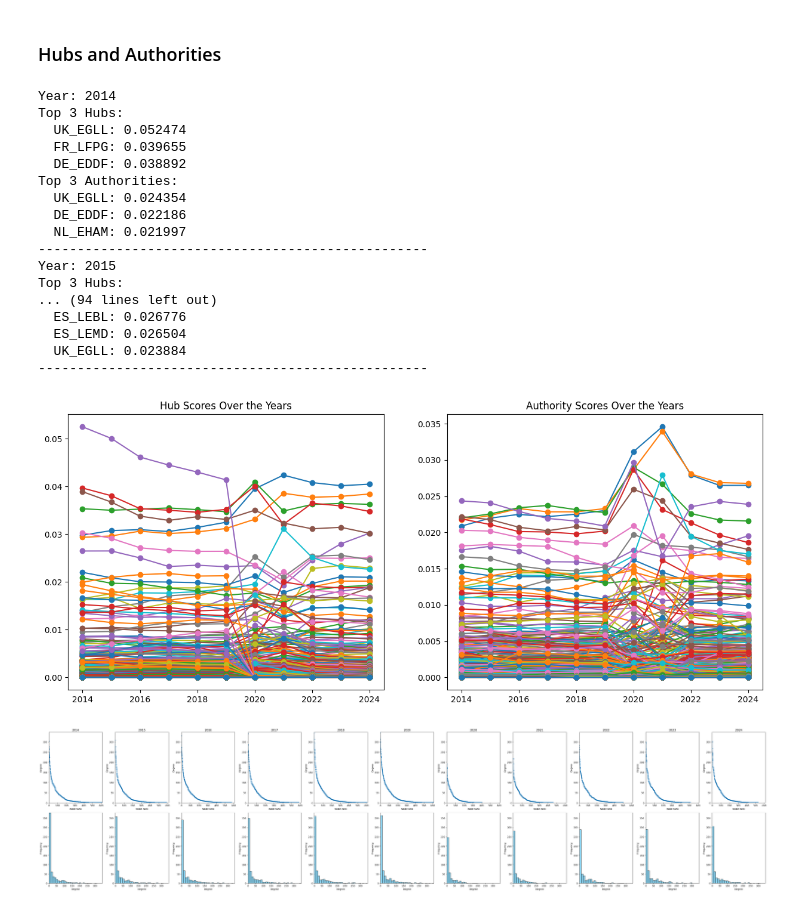
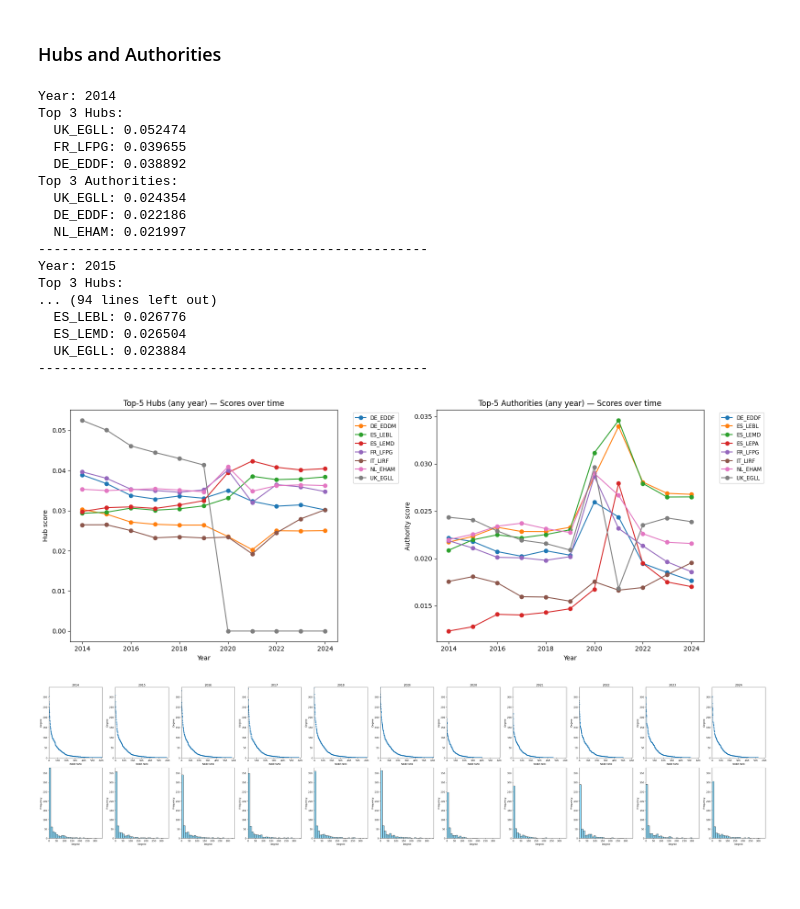
Before and after one commit to domin7k/social_network_analysis, a Jupyter notebook: airtrafic.ipynb, the cells around one changed output. Saved outputs shown, nothing was run; the diff lists cells and outputs as text; code cells hidden in the pictures; blank space fills up the shorter version.

Commit message:
add some more plots

```diff
--- a/airtrafic.ipynb
+++ b/airtrafic.ipynb
@@ -252,7 +252,7 @@ now we build a network using the methods from above
 # %%
 AGGREGATE = True
 INVERSE_WEIGHT = False
-USE_CACHED_GRAPH = False
+USE_CACHED_GRAPH = True
 # %%
 G_TEST = nx.DiGraph()
 
@@ -423,50 +423,66 @@ for i, year in enumerate(sorted(graphs.keys())):
     print(f"Year: {year.split('_')[1]}")
     hubs = hub_list[i]
     authorities = authorities_list[i]
     top_hubs = sorted(hubs.items(), key=lambda x: x[1], reverse=True)[:k]
     top_authorities = sorted(authorities.items(), key=lambda x: x[1], reverse=True)[:k]
     print(f"Top {k} Hubs:")
     for node, score in top_hubs:
         print(f"  {node}: {score:.6f}")
     print(f"Top {k} Authorities:")
     for node, score in top_authorities:
         print(f"  {node}: {score:.6f}")
     print("--------------------------------------------------")
+# collect union of top-5 hubs and authorities across all years
+years = [int(year.split("_")[1]) for year in sorted(graphs.keys())]
+hubs_union = set()
+auths_union = set()
+for i in range(len(hub_list)):
+    top_hubs = sorted(hub_list[i].items(), key=lambda x: x[1], reverse=True)[:5]
+    top_auths = sorted(authorities_list[i].items(), key=lambda x: x[1], reverse=True)[:5]
+    hubs_union.update(n for n, _ in top_hubs)
+    auths_union.update(n for n, _ in top_auths)
+
+# build time series only for those nodes
+hub_scores = {node: [hub_list[i].get(node, 0) for i in range(len(hub_list))] for node in sorted(hubs_union)}
+authority_scores = {node: [authorities_list[i].get(node, 0) for i in range(len(authorities_list))] for node in sorted(auths_union)}
+
+# plot
+fig, axes = plt.subplots(1, 2, figsize=(16, 6))
+axes[0].set_title("Top-5 Hubs (any year) — Scores over time")
+axes[0].set_xlabel("Year")
+axes[0].set_ylabel("Hub score")
+for node, scores in hub_scores.items():
+    axes[0].plot(years, scores, marker='o', label=node)
+axes[0].legend(bbox_to_anchor=(1.05, 1), loc='upper left', fontsize='small')
+
+axes[1].set_title("Top-5 Authorities (any year) — Scores over time")
+axes[1].set_xlabel("Year")
+axes[1].set_ylabel("Authority score")
+for node, scores in authority_scores.items():
+    axes[1].plot(years, scores, marker='o', label=node)
+axes[1].legend(bbox_to_anchor=(1.05, 1), loc='upper left', fontsize='small')
+
+plt.tight_layout()
+plt.show()
 # %% [output]
 Year: 2014
 Top 3 Hubs:
   UK_EGLL: 0.052474
   FR_LFPG: 0.039655
   DE_EDDF: 0.038892
 Top 3 Authorities:
   UK_EGLL: 0.024354
   DE_EDDF: 0.022186
   NL_EHAM: 0.021997
 --------------------------------------------------
 Year: 2015
 Top 3 Hubs:
 ... (94 lines left out)
   ES_LEBL: 0.026776
   ES_LEMD: 0.026504
   UK_EGLL: 0.023884
 --------------------------------------------------
+[figure, added]
-# %%
-# plot the hub and authority scores over the years for the top 5 nodes in 2024
-top_k = 5
-final_year_hubs = hub_list[-1]
-top_nodes = sorted(final_year_hubs.items(), key=lambda x: x[1], reverse=True)
-top_node_names = [node for node, _ in top_nodes]
-fig, ax = plt.subplots(1, 2, figsize=(15, 6))
-# titles
-ax[0].set_title("Hub Scores Over the Years")
-ax[1].set_title("Authority Scores Over the Years")
-for node in top_node_names:
-    hub_scores = [hub_list[i].get(node, 0) for i in range(len(years))]
-    authority_scores = [authorities_list[i].get(node, 0) for i in range(len(years))]
-    ax[0].plot(years, hub_scores, marker='o', label=node)
-    ax[1].plot(years, authority_scores, marker='o', label=node)
-# %% [output]
-[figure, removed]
 # %%
 # Degree rank and histogram with shared x/y limits across columns
 sorted_keys = sorted(graphs.keys())
```
Also changed, not shown: parts of 5 cells of this notebook.
